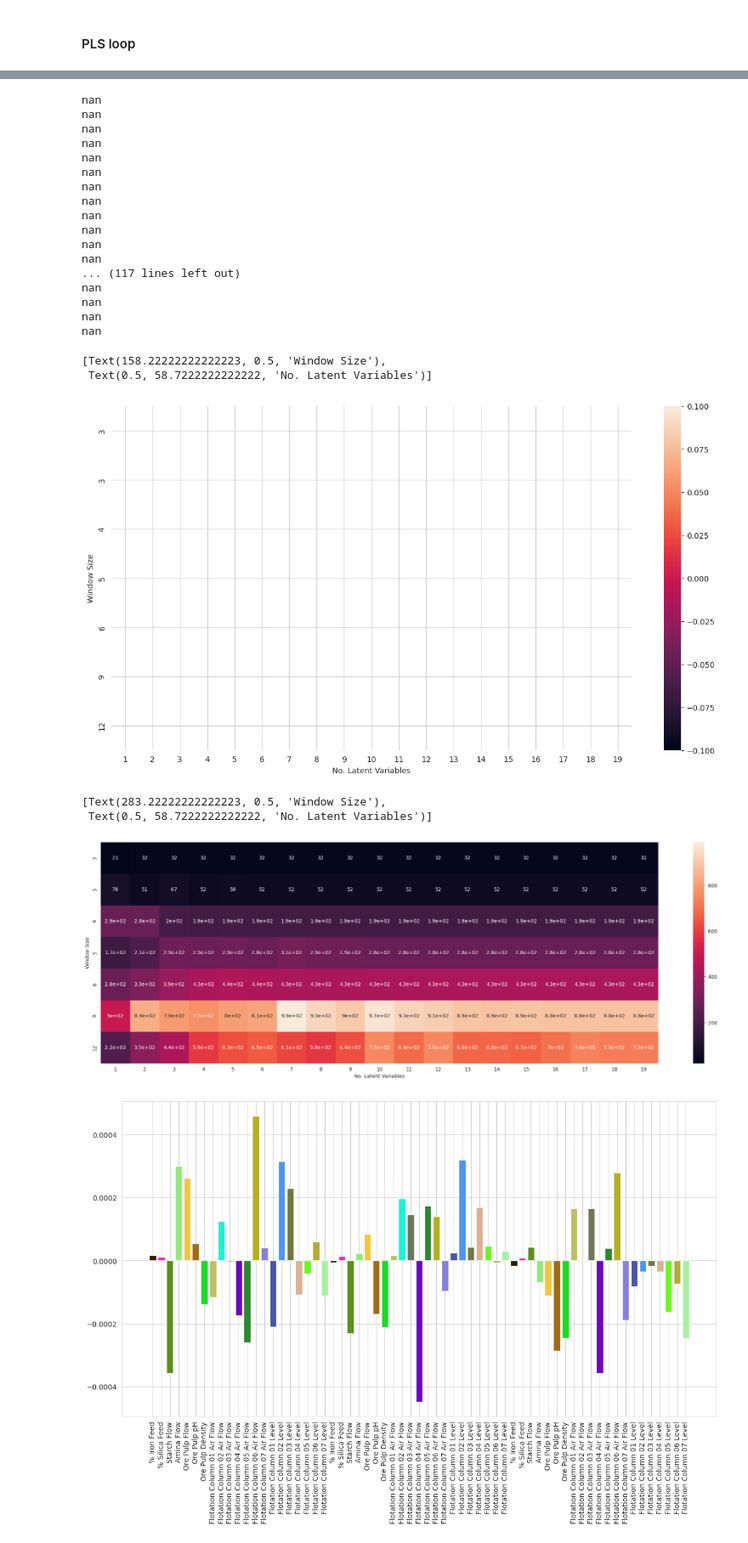
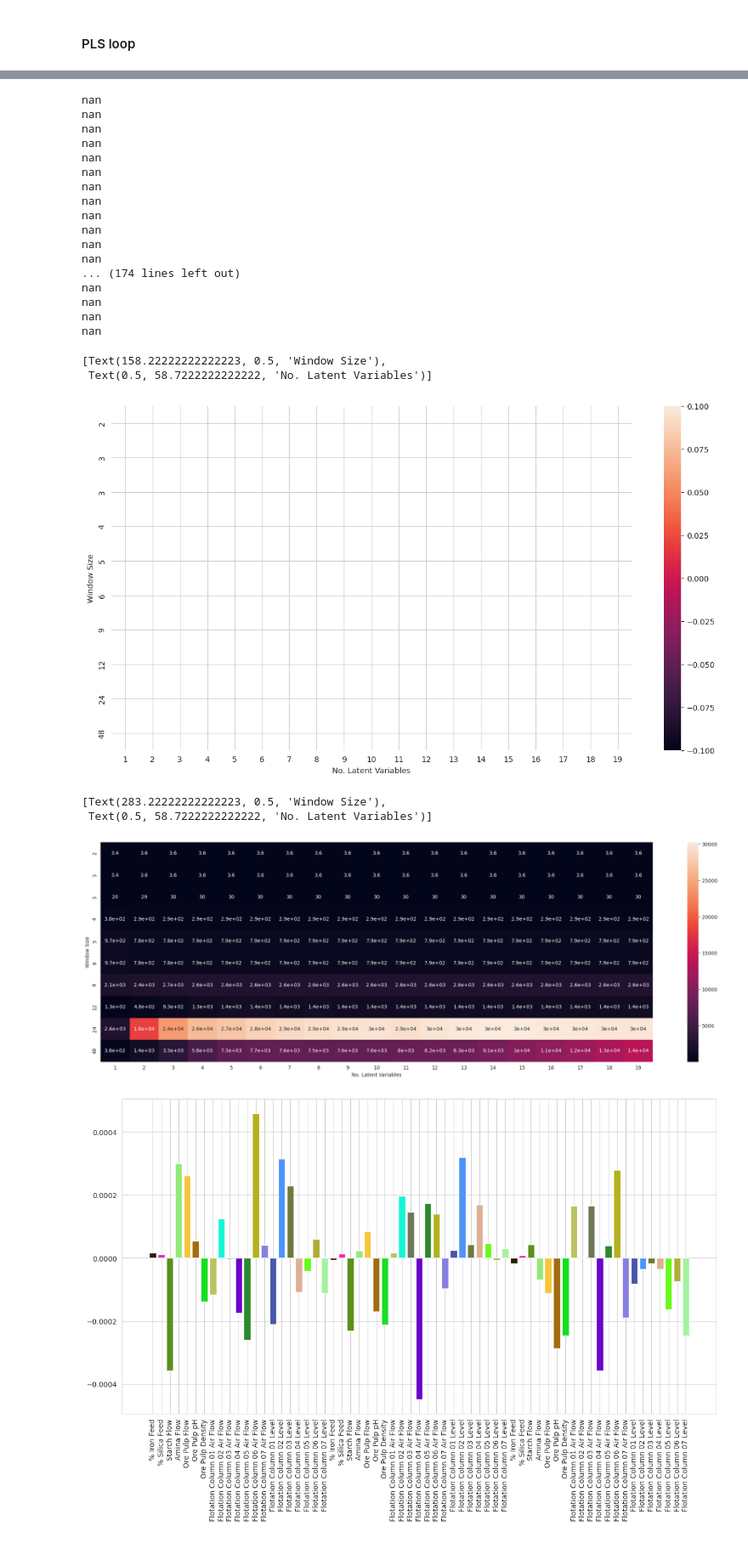
Before and after one commit to aminuldidar/ADAML-Project-Work, a Jupyter notebook: modeling.ipynb, the cells around one changed output, grey strips where cells are left out. Shown at 85% size. Saved outputs shown, nothing was run; the diff lists cells and outputs as text; code cells hidden in the pictures.

```diff
--- a/modeling.ipynb
+++ b/modeling.ipynb
@@ -78,14 +78,14 @@ included_rows2 = [df.index.get_loc(datetime.datetime(2017, 6, 15, 1, 0, 00)),
                     df.index.get_loc(datetime.datetime(2017, 7, 24, 0, 0, 00))]
 included_rows3 = [df.index.get_loc(datetime.datetime(2017, 8, 15, 1, 0, 00)),
                     df.index.get_loc(datetime.datetime(2017, 9, 10, 0, 0, 00))]
-excluded_rows1 = [17700, 19000]
+excluded_rows1 = [2950, 3165]
 
 df_array = df.to_numpy()
 print(df_array.shape)
 
 models = []
 max_comp_num = 20
-windows = [4, 5, 6, 7, 8, 12, 16]  # [4, 7, 10, 14, 20, 26, 33]
+windows = [3, 4, 5, 6, 7, 8, 12, 16, 32, 64]  # [4, 7, 10, 14, 20, 26, 33]
 
 print(df)
 # %% [output]
@@ -107,6 +107,8 @@ date
 
 [4416 rows x 22 columns]
 # %%
+import math
+
 def average_window(column):
     return np.zeros(column.shape) + np.average(column, axis=0)
 
@@ -114,7 +116,7 @@ def average_window(column):
 for window_size in progressbar.progressbar(windows):  # [10, 20, 30, ...]
         # Division of data into training, validation and test sets for the normal functioning times:
         # about 70% for training, 15% for validation, 15% for testing
-        test_size = round(0.25 * window_size)
+        test_size = math.ceil(0.25 * window_size)
         test_start = '2017-04-23 20:00:00' # example start of test partition
         test_start = datetime.datetime.strptime(test_start, '%Y-%m-%d %H:%M:%S')
 
@@ -134,7 +136,7 @@ for window_size in progressbar.progressbar(windows):  # [10, 20, 30, ...]
 
             test_data, training_data = None, None
             test_y_end = row_number + test_size + 1
-            training_X_start = row_number - round(0.75 * window_size)
+            training_X_start = row_number - math.ceil(0.75 * window_size)
 
             # Stay within included rows
             if ((test_y_end <= included_rows1[1] and training_X_start - 2 >= included_rows1[0])
@@ -143,22 +145,22 @@ for window_size in progressbar.progressbar(windows):  # [10, 20, 30, ...]
             and (training_X_start - 2 > excluded_rows1[1] or test_y_end < excluded_rows1[0]):  # Error part of dataset exclude !!!
 
                 scaler = StandardScaler()
-                center_corr = np.mean(df_array[row_number:test_y_end-1, -1])
+                center_corr = np.mean(df_array[training_X_start:row_number, -1])
 
                 # Test set
                 test_X_lag1 = df_array[row_number:test_y_end-1,:-1]
                 # test_X_lag1[:, 0] = average_window(test_X_lag1[:, 0])
                 # test_X_lag1[:, 1] = average_window(test_X_lag1[:, 1])
 
-                # test_X_lag2 = df_array[row_number-1:test_y_end-2,:-1]
+                test_X_lag2 = df_array[row_number-1:test_y_end-2,:-1]
                 # test_X_lag2[:, 0] = average_window(test_X_lag2[:, 0])
                 # test_X_lag2[:, 1] = average_window(test_X_lag2[:, 1])
 
-                # test_X_lag3 = df_array[row_number-2:test_y_end-3,:-1]
+                test_X_lag3 = df_array[row_number-2:test_y_end-3,:-1]
                 # test_X_lag3[:, 0] = average_window(test_X_lag3[:, 0])
                 # test_X_lag3[:, 1] = average_window(test_X_lag3[:, 1])
 
-                test_X = test_X_lag1  # np.hstack((test_X_lag1, test_X_lag2, test_X_lag3))  # test_X_lag1
+                test_X = np.hstack((test_X_lag1, test_X_lag2, test_X_lag3))  # test_X_lag1
 
                 test_y = df_array[row_number+1:test_y_end,-1] - center_corr
                 # test_y = average_window(test_y)
@@ -168,15 +170,15 @@ for window_size in progressbar.progressbar(windows):  # [10, 20, 30, ...]
                 # training_X_lag1[:, 0] = average_window(training_X_lag1[:, 0])
                 # training_X_lag1[:, 1] = average_window(training_X_lag1[:, 1])
 
-                # training_X_lag2 = df_array[training_X_start-1:row_number-1,:-1]
+                training_X_lag2 = df_array[training_X_start-1:row_number-1,:-1]
                 # training_X_lag2[:, 0] = average_window(training_X_lag2[:, 0])
                 # training_X_lag2[:, 1] = average_window(training_X_lag2[:, 1])
 
-                # training_X_lag3 = df_array[training_X_start-2:row_number-2,:-1]
+                training_X_lag3 = df_array[training_X_start-2:row_number-2,:-1]
                 # training_X_lag3[:, 0] = average_window(training_X_lag3[:, 0])
                 # training_X_lag3[:, 1] = average_window(training_X_lag3[:, 1])
 
-                training_X = training_X_lag1  # np.hstack((training_X_lag1, training_X_lag2, training_X_lag3))  # training_X_lag1
+                training_X = np.hstack((training_X_lag1, training_X_lag2, training_X_lag3))  # training_X_lag1
 
                 training_y = df_array[training_X_start+1:row_number+1,-1] - center_corr
                 # training_y = average_window(training_y)
@@ -185,9 +187,13 @@ for window_size in progressbar.progressbar(windows):  # [10, 20, 30, ...]
                 # We should scale only X, correct?
                 # Compute the mean and std with training data
                 scaler.fit(training_X)
+
                 # Perform standardization
                 training_X = scaler.transform(training_X)
                 test_X = scaler.transform(test_X)
+
+                if not np.all(~np.isnan(training_X)) or not np.all(~np.isnan(test_X)):
+                    raise Exception("NaN value after scaling encountered...")
 
                 # Lagged predictor variables and the response variable in one matrix
                 test_data = np.column_stack([test_X, test_y])
@@ -450,30 +455,30 @@ nan
 nan
 nan
 nan
-... (117 lines left out)
+... (174 lines left out)
 nan
 nan
 nan
 nan
 [Text(158.22222222222223, 0.5, 'Window Size'),
  Text(0.5, 58.7222222222222, 'No. Latent Variables')]
-[figure, old version]
+[figure, new version]
 # %%
 metrics = np.zeros((len(windows), max_comp_num - 1))
 
 outliers = []
 for model in models:
-    metric = np.array(model.test_metrics[0])
+    metric = np.array(model.test_metrics[0])[50:900]
     problem_ids = np.where(metric > 100)
     metrics[windows.index(model.window_size), model.num_components - 1] = np.mean(metric)
 
 fig, _ = plt.subplots(figsize=(25, 8))
 ax = heatmap(metrics, annot=True, xticklabels=range(1, max_comp_num), yticklabels=(np.array(windows) * 0.75).astype(int))
 ax.set(ylabel="Window Size", xlabel="No. Latent Variables")
 # %% [output]
 [Text(283.22222222222223, 0.5, 'Window Size'),
  Text(0.5, 58.7222222222222, 'No. Latent Variables')]
-[figure, old version]
+[figure, new version]
 # %%
 coeffs = []
 for model in models[11].model[:]:
```
Also changed, not shown: parts of 4 cells of this notebook.
